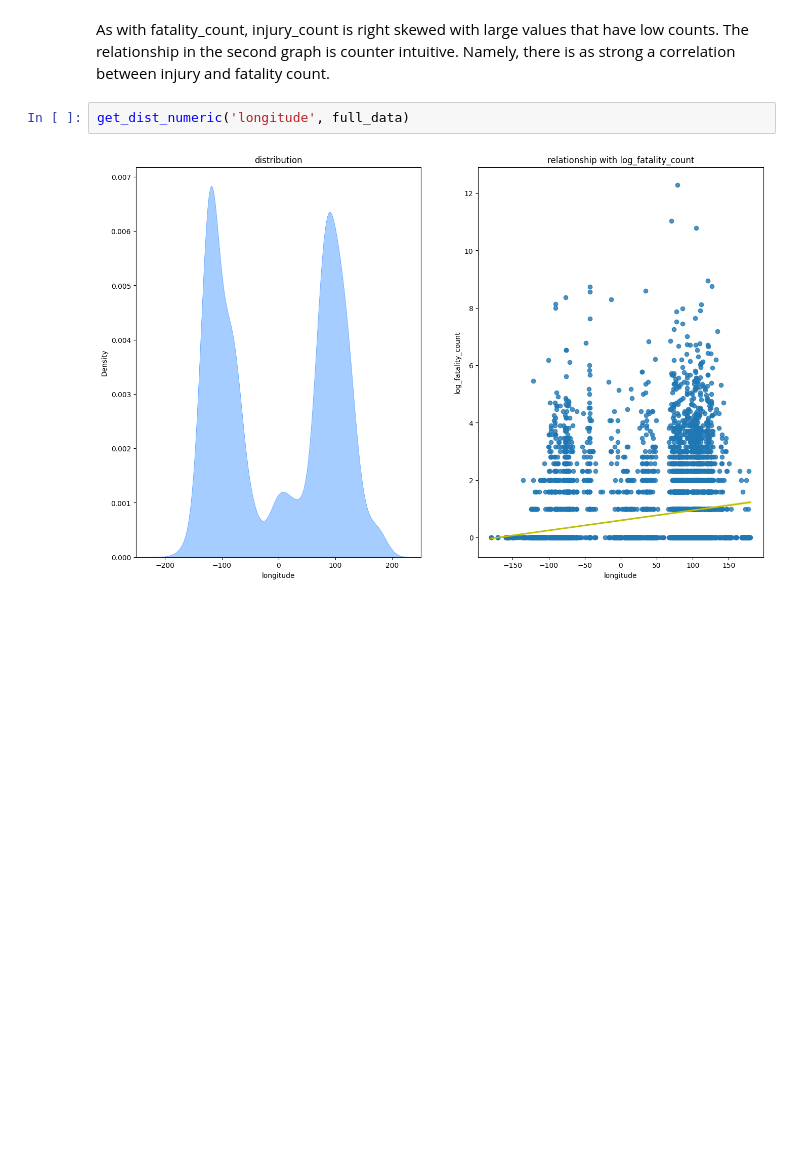
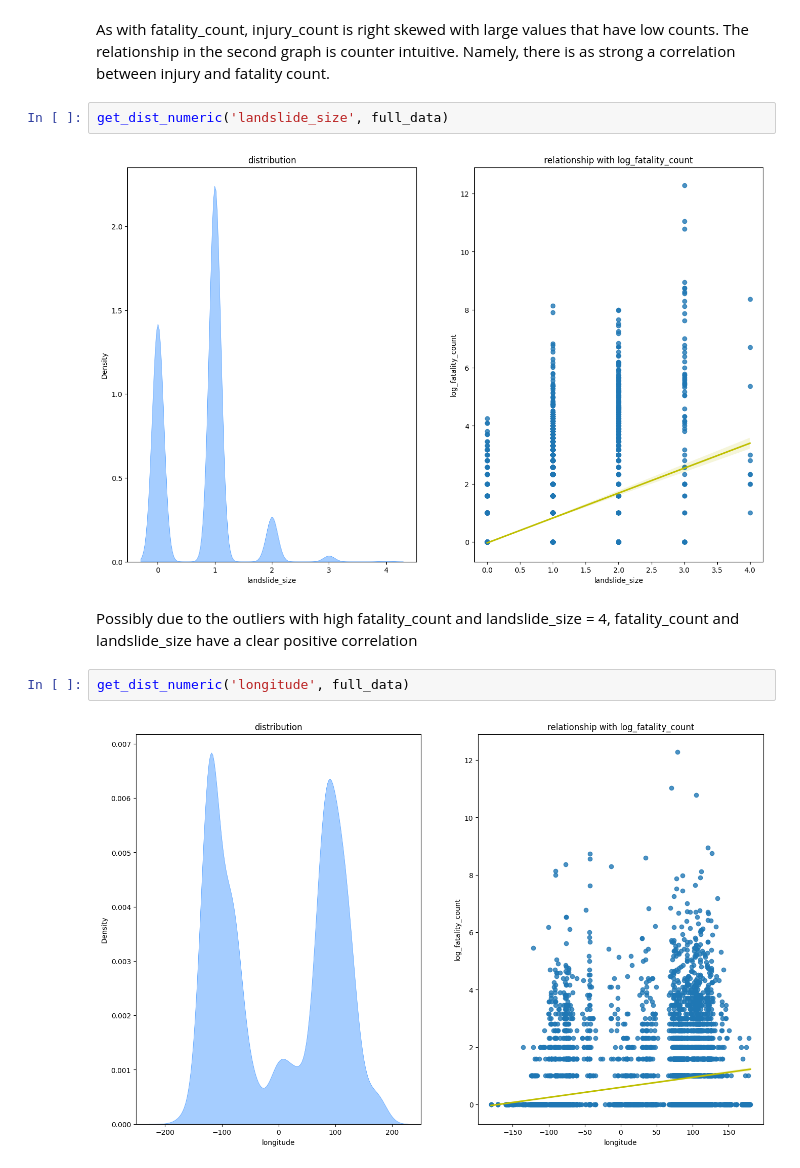
Before and after one commit to yuki172/global-landslide, a Jupyter notebook: main.ipynb, the cells around one changed output. Drawn from its saved outputs; the diff is of its cells as text; blank space fills up the shorter version.

```diff
--- a/main.ipynb
+++ b/main.ipynb
@@ -362,5 +399,11 @@ get_dist_numeric('injury_count', full_data)
 # %% [markdown]
 As with fatality_count, injury_count is right skewed with large values that have low counts. The relationship in the second graph is counter intuitive. Namely, there is as strong a correlation between injury and fatality count.
+# %%
+get_dist_numeric('landslide_size', full_data)
+# %% [output]
+[figure, added]
+# %% [markdown]
+Possibly due to the outliers with high fatality_count and landslide_size = 4, fatality_count and landslide_size have a clear positive correlation
 # %%
 get_dist_numeric('longitude', full_data)
 # %% [output]
```
Also changed, not shown: parts of 68 cells of this notebook.
